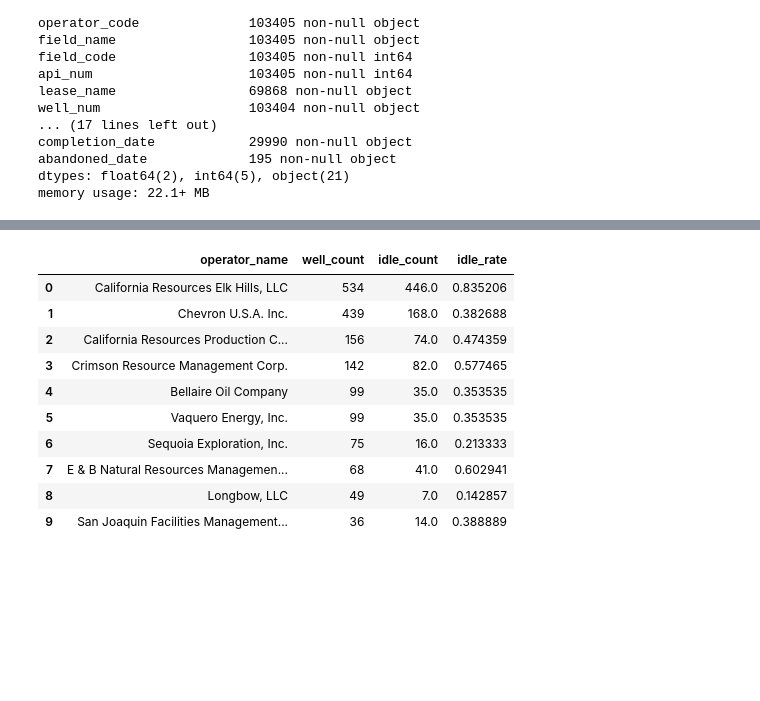
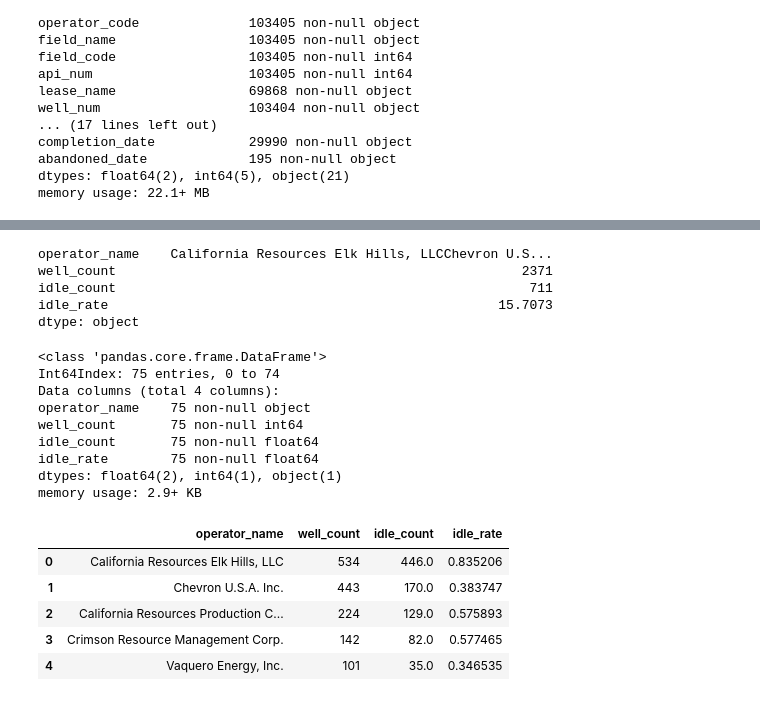
Before and after one commit to t-phill/data-doggr, a Jupyter notebook: testing.ipynb, the cells around one changed output, grey strips where cells are left out. Cells and saved outputs as stored; diff of their text form; code cells hidden in the pictures; blank space fills up the shorter version.

```diff
--- a/testing.ipynb
+++ b/testing.ipynb
@@ -72,8 +57,5 @@ DB connection closed.
 # %%
 run pg.py
-# %%
-df = op_wells.merge(idle_wells, on='operator_name', how='left')
-df = df.fillna(0)
 # %%
 df.sum()
 # %% [output]
@@ -89,2 +66,0 @@ samp_p
-# %%
-df['idle_rate'] = df['idle_count']/df['well_count']
@@ -90,0 +79,20 @@ df['idle_rate'] = df['idle_count']/df['well_count']
+# %%
+df10.sum()
+# %% [output]
+operator_name    California Resources Elk Hills, LLCChevron U.S...
+well_count                                                    2371
+idle_count                                                     711
+idle_rate                                                  15.7073
+dtype: object
+# %%
+df10.info()
+# %% [output]
+<class 'pandas.core.frame.DataFrame'>
+Int64Index: 75 entries, 0 to 74
+Data columns (total 4 columns):
+operator_name    75 non-null object
+well_count       75 non-null int64
+idle_count       75 non-null float64
+idle_rate        75 non-null float64
+dtypes: float64(2), int64(1), object(1)
+memory usage: 2.9+ KB
@@ -91,14 +107,9 @@ df['idle_rate'] = df['idle_count']/df['well_count']
 # %%
-df.head(10)
+df.head()
 # %% [output]
 |  | operator_name | well_count | idle_count | idle_rate |
 | 0 | California Resources Elk Hills, LLC | 534 | 446.0 | 0.835206 |
-| 1 | Chevron U.S.A. Inc. | 439 | 168.0 | 0.382688 |
-| 2 | California Resources Production C... | 156 | 74.0 | 0.474359 |
+| 1 | Chevron U.S.A. Inc. | 443 | 170.0 | 0.383747 |
+| 2 | California Resources Production C... | 224 | 129.0 | 0.575893 |
 | 3 | Crimson Resource Management Corp. | 142 | 82.0 | 0.577465 |
-| 4 | Bellaire Oil Company | 99 | 35.0 | 0.353535 |
-| 5 | Vaquero Energy, Inc. | 99 | 35.0 | 0.353535 |
-| 6 | Sequoia Exploration, Inc. | 75 | 16.0 | 0.213333 |
-| 7 | E & B Natural Resources Managemen... | 68 | 41.0 | 0.602941 |
-| 8 | Longbow, LLC | 49 | 7.0 | 0.142857 |
-| 9 | San Joaquin Facilities Management... | 36 | 14.0 | 0.388889 |
+| 4 | Vaquero Energy, Inc. | 101 | 35.0 | 0.346535 |
```
Also changed, not shown: parts of 24 cells of this notebook.
